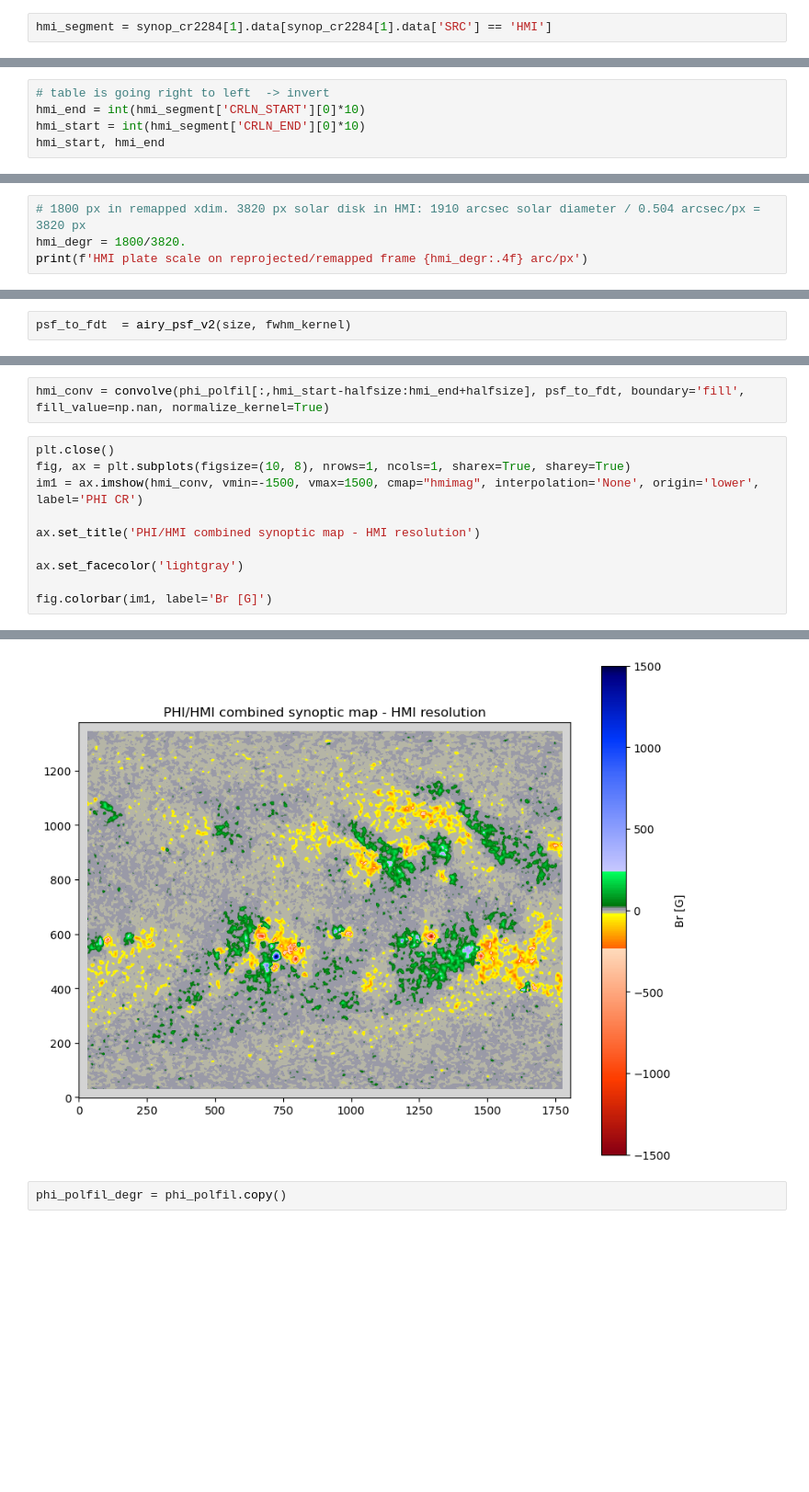
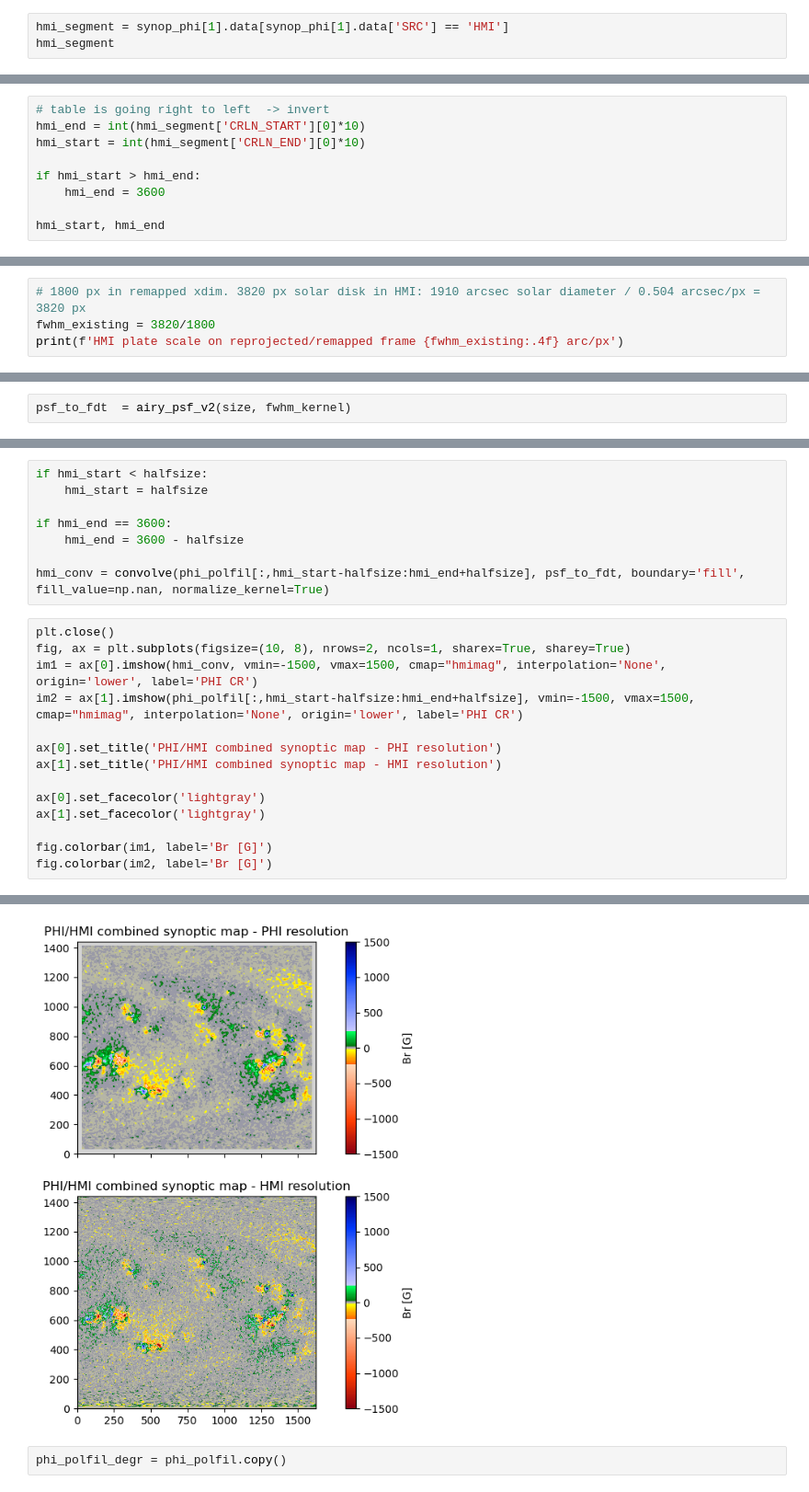
Before and after one commit to philipploeschl/synoptic-map-pipeline, a Jupyter notebook: analysis/flux_diagnostics_pfss_test.ipynb, the cells around one changed output, grey strips where cells are left out. Shown at 92% size. Saved outputs shown, nothing was run; the diff lists cells and outputs as text; blank space fills up the shorter version.

```diff
--- a/analysis/flux_diagnostics_pfss_test.ipynb
+++ b/analysis/flux_diagnostics_pfss_test.ipynb
@@ -145,2 +229,3 @@ def airy_psf_v2(size, fwhm):
 # %%
-hmi_segment = synop_cr2284[1].data[synop_cr2284[1].data['SRC'] == 'HMI']
+hmi_segment = synop_phi[1].data[synop_phi[1].data['SRC'] == 'HMI']
+hmi_segment
@@ -148,5 +236,9 @@ hmi_segment = synop_cr2284[1].data[synop_cr2284[1].data['SRC'] == 'HMI']
 # table is going right to left  -> invert
 hmi_end = int(hmi_segment['CRLN_START'][0]*10)
 hmi_start = int(hmi_segment['CRLN_END'][0]*10)
+
+if hmi_start > hmi_end:
+    hmi_end = 3600
+
 hmi_start, hmi_end
 # %% [output]
@@ -202,6 +294,6 @@ theta_hmi_arcsec
 np.float64(1.1090269303888523)
 # %%
 # 1800 px in remapped xdim. 3820 px solar disk in HMI: 1910 arcsec solar diameter / 0.504 arcsec/px = 3820 px
-hmi_degr = 1800/3820.
-print(f'HMI plate scale on reprojected/remapped frame {hmi_degr:.4f} arc/px')
+fwhm_existing = 3820/1800
+print(f'HMI plate scale on reprojected/remapped frame {fwhm_existing:.4f} arc/px')
 # %% [output]
@@ -230,18 +326,28 @@ psf_to_fdt  = airy_psf_v2(size, fwhm_kernel)
 # %%
+if hmi_start < halfsize:
+    hmi_start = halfsize
+
+if hmi_end == 3600:
+    hmi_end = 3600 - halfsize
+
 hmi_conv = convolve(phi_polfil[:,hmi_start-halfsize:hmi_end+halfsize], psf_to_fdt, boundary='fill', fill_value=np.nan, normalize_kernel=True)
 # %%
 plt.close()
-fig, ax = plt.subplots(figsize=(10, 8), nrows=1, ncols=1, sharex=True, sharey=True)
-im1 = ax.imshow(hmi_conv, vmin=-1500, vmax=1500, cmap="hmimag", interpolation='None', origin='lower', label='PHI CR')
+fig, ax = plt.subplots(figsize=(10, 8), nrows=2, ncols=1, sharex=True, sharey=True)
+im1 = ax[0].imshow(hmi_conv, vmin=-1500, vmax=1500, cmap="hmimag", interpolation='None', origin='lower', label='PHI CR')
+im2 = ax[1].imshow(phi_polfil[:,hmi_start-halfsize:hmi_end+halfsize], vmin=-1500, vmax=1500, cmap="hmimag", interpolation='None', origin='lower', label='PHI CR')
 
-ax.set_title('PHI/HMI combined synoptic map - HMI resolution')
+ax[0].set_title('PHI/HMI combined synoptic map - PHI resolution')
+ax[1].set_title('PHI/HMI combined synoptic map - HMI resolution')
 
-ax.set_facecolor('lightgray')
+ax[0].set_facecolor('lightgray')
+ax[1].set_facecolor('lightgray')
 
 fig.colorbar(im1, label='Br [G]')
+fig.colorbar(im2, label='Br [G]')
 # %% [output]
 <matplotlib.colorbar.Colorbar at 0x...>
-[figure, old version]
+[figure, new version]
 # %%
 phi_polfil_degr = phi_polfil.copy()
 # %%
```
Also changed, not shown: parts of 23 cells of this notebook.
